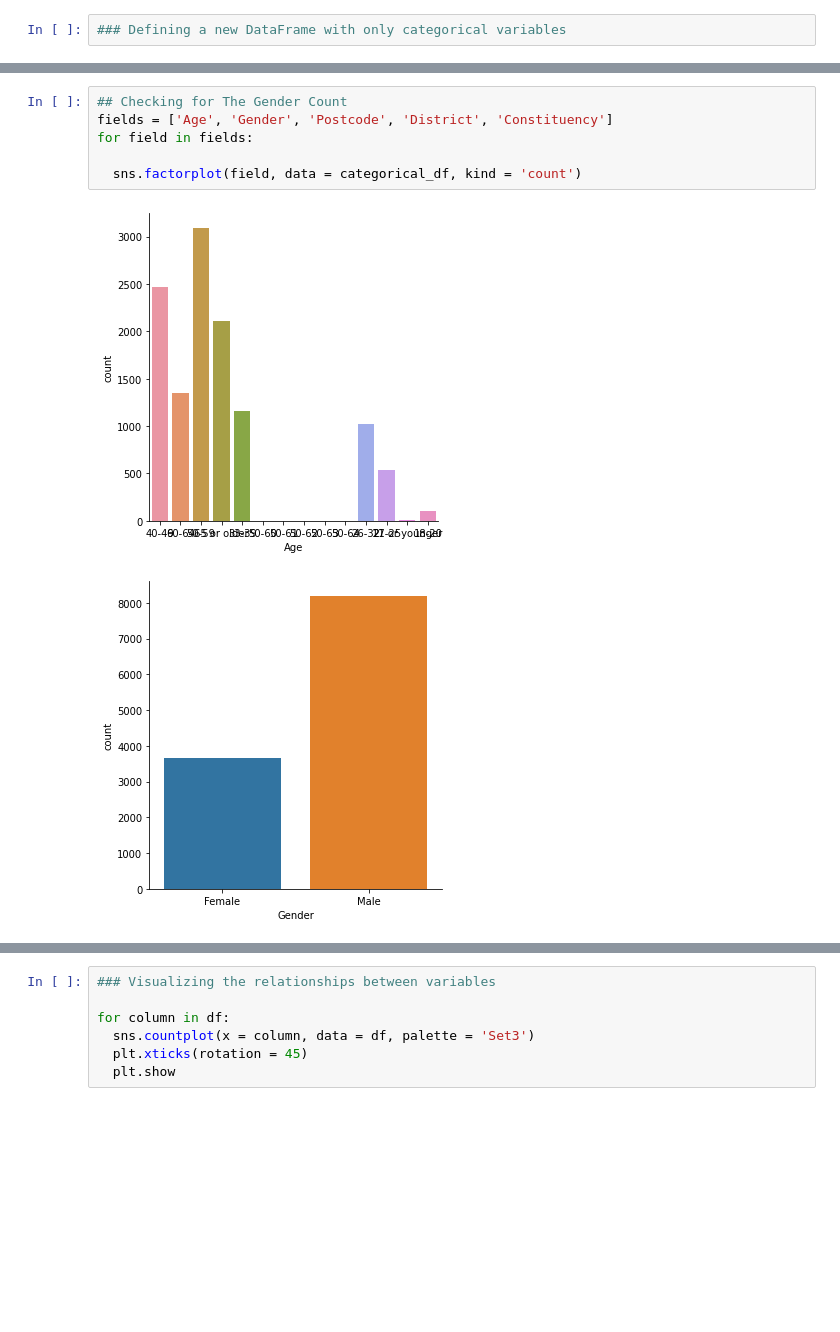
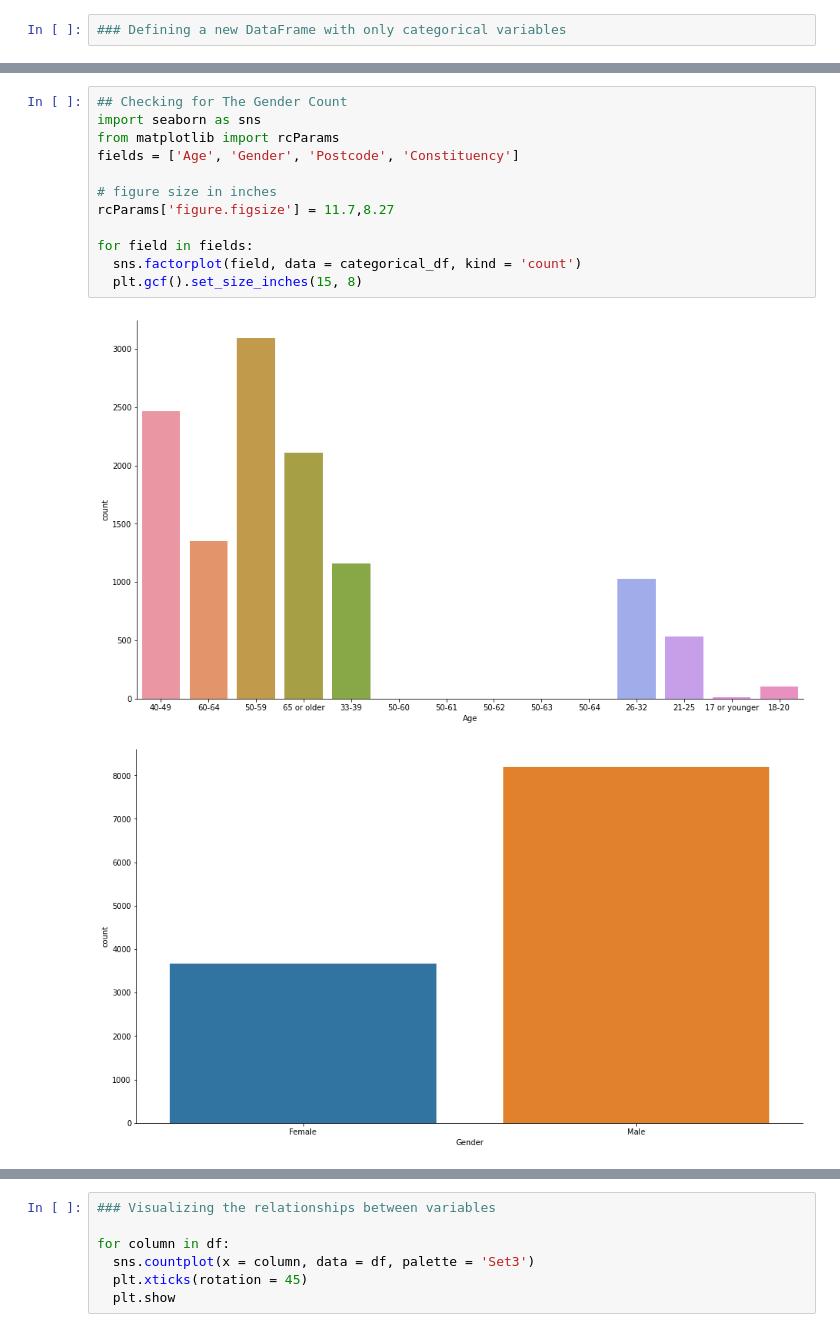
Before and after one commit to Highashikata/Data-Science---Customer-Segmentation-Using-K-Means, a Jupyter notebook: Data_Science_Customer_Segmentation_Using_K_Means_.ipynb, the cells around one changed output, grey strips where cells are left out. Saved outputs shown, nothing was run; the diff lists cells and outputs as text; blank space fills up the shorter version.

```diff
--- a/Data_Science_Customer_Segmentation_Using_K_Means_.ipynb
+++ b/Data_Science_Customer_Segmentation_Using_K_Means_.ipynb
@@ -340,9 +360,15 @@ None
 # %%
 ## Checking for The Gender Count
-fields = ['Age', 'Gender', 'Postcode', 'District', 'Constituency']
+import seaborn as sns
+from matplotlib import rcParams
+fields = ['Age', 'Gender', 'Postcode', 'Constituency']
+
+# figure size in inches
+rcParams['figure.figsize'] = 11.7,8.27
+
 for field in fields:
-
   sns.factorplot(field, data = categorical_df, kind = 'count')
+  plt.gcf().set_size_inches(15, 8)
 # %% [output]
-[figure, old version]
+[figure, new version]
-[figure, old version]
+[figure, new version]
```
Also changed, not shown: parts of 21 cells of this notebook.
